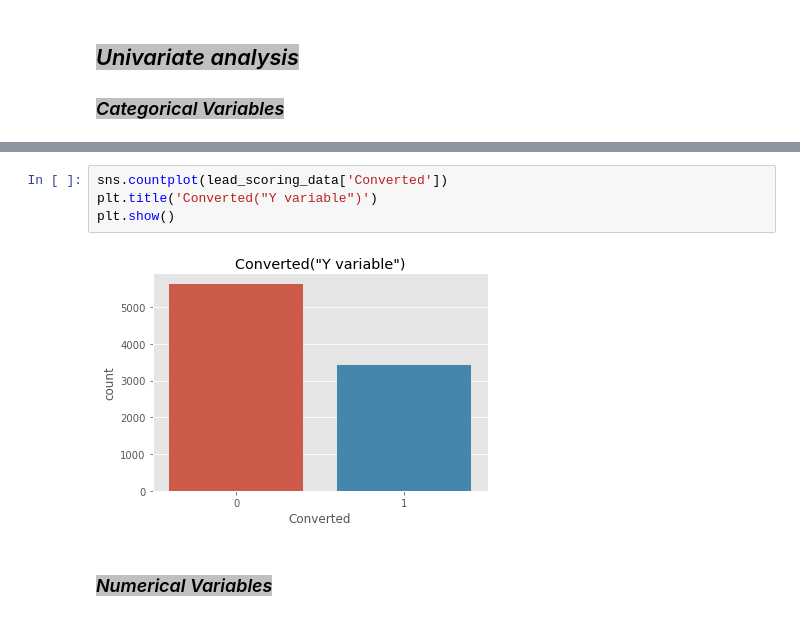
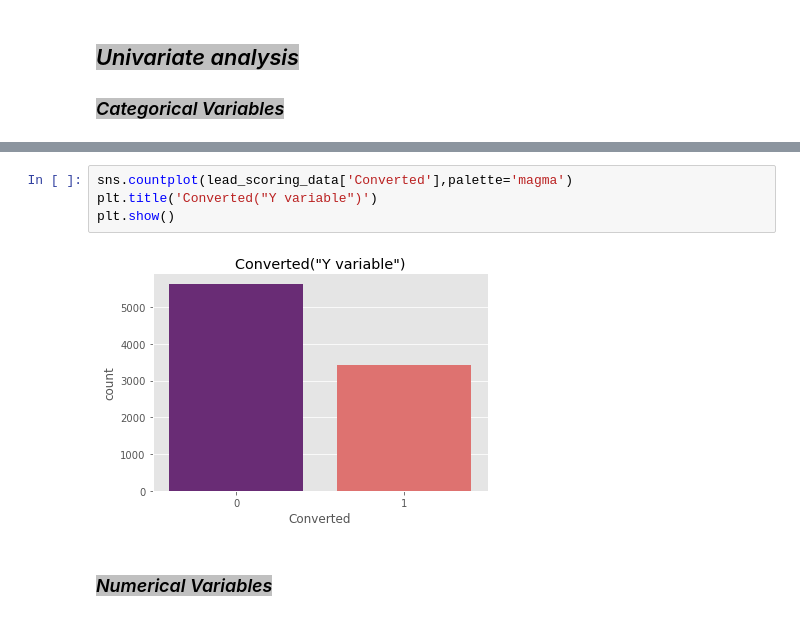
Before and after one commit to sunny9265/LeadScoringAssignment, a Jupyter notebook: LeadScoringCaseStudy.ipynb, the cells around one changed output, grey strips where cells are left out. Drawn from its saved outputs; the diff is of its cells as text.

```diff
--- a/LeadScoringCaseStudy.ipynb
+++ b/LeadScoringCaseStudy.ipynb
@@ -524,9 +524,9 @@ plt.show()
 # %%
-sns.countplot(lead_scoring_data['Converted'])
+sns.countplot(lead_scoring_data['Converted'],palette='magma')
 plt.title('Converted("Y variable")')
 plt.show()
 # %% [output]
-[figure, old version]
+[figure, new version]
 # %% [markdown]
 ### <mark style="background-color: Silver"> <i>Numerical Variables</i></mark>
 # %%
```
Also changed, not shown: parts of 33 cells of this notebook, 1 other file.
